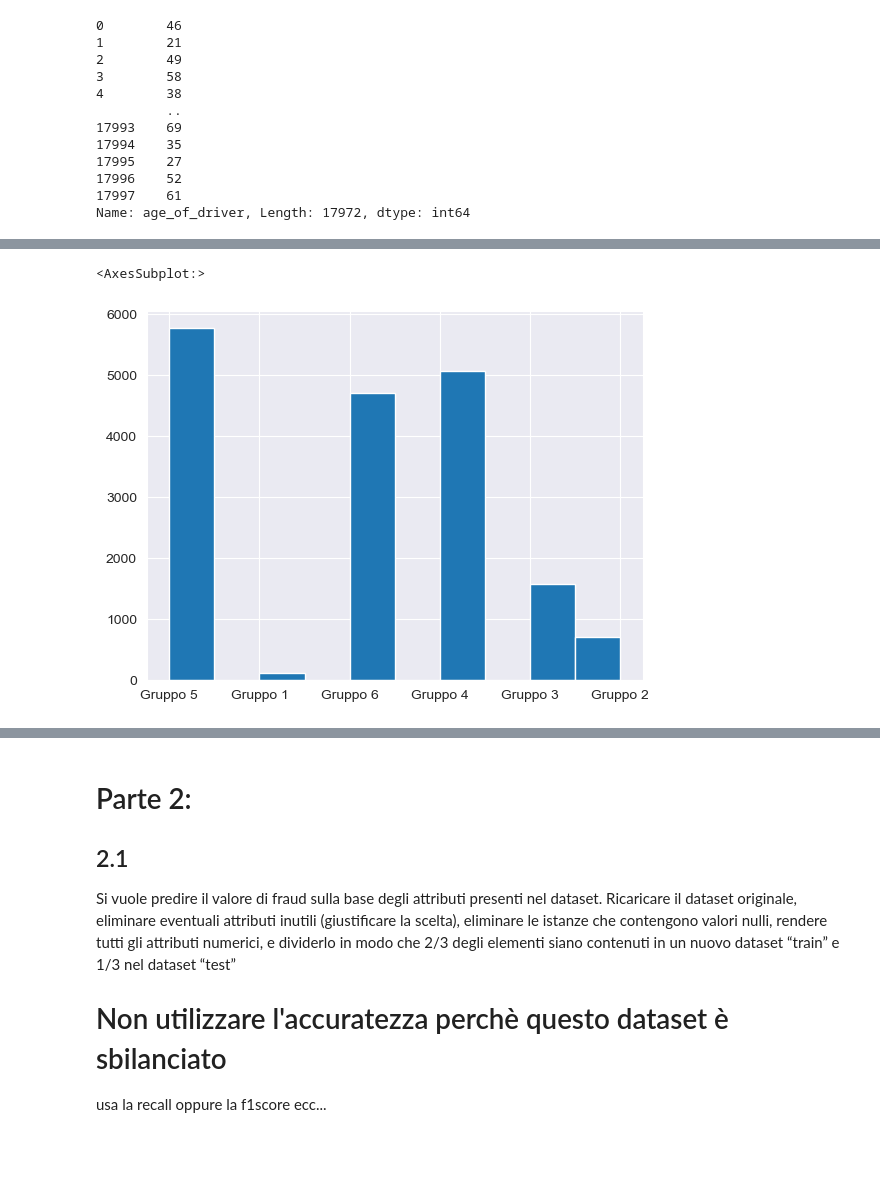
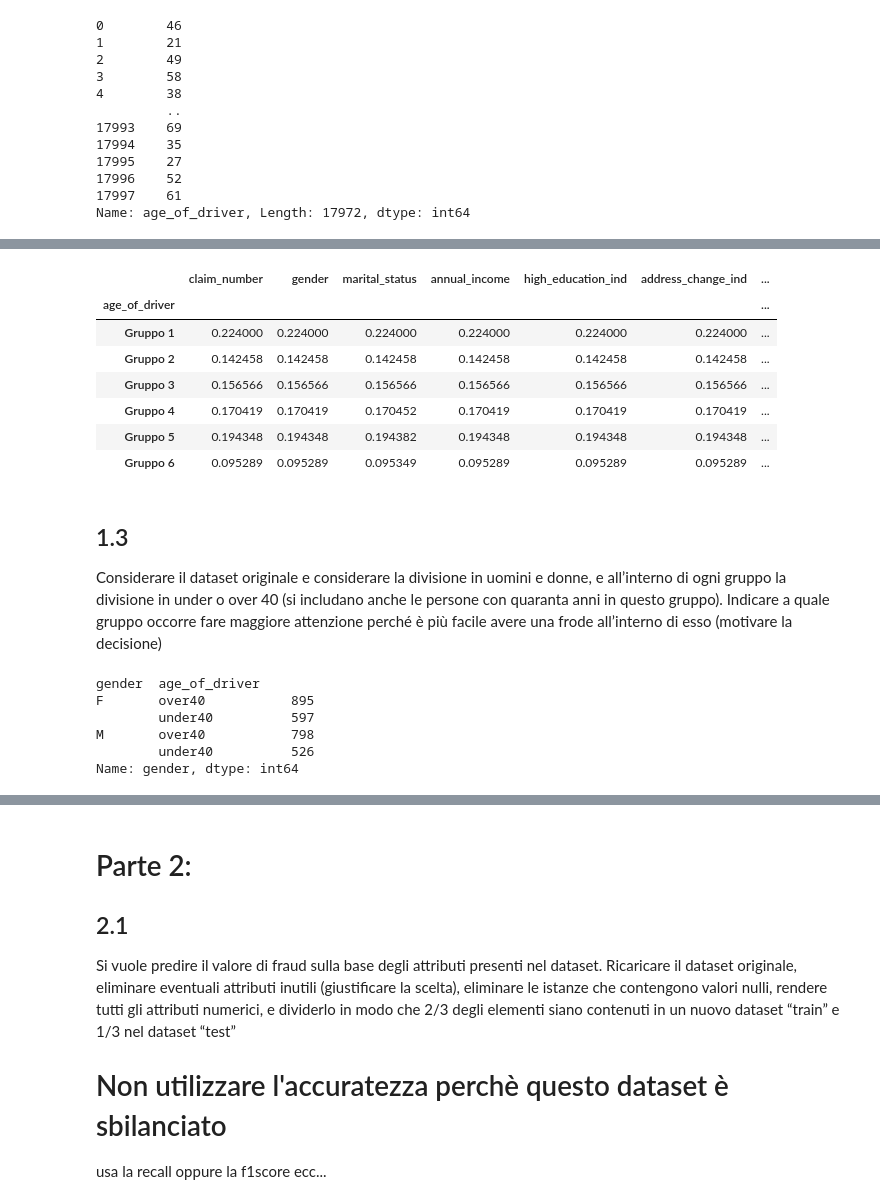
Before and after one commit to Rdm-Nico/BDTA, a Jupyter notebook: Esercitazioni/Esami/10_01_22.ipynb, the cells around one changed output, grey strips where cells are left out. Drawn from its saved outputs; the diff is of its cells as text; code cells hidden in the pictures; blank space fills up the shorter version.

```diff
--- a/Esercitazioni/Esami/10_01_22.ipynb
+++ b/Esercitazioni/Esami/10_01_22.ipynb
@@ -111,5 +111,0 @@ Name: age_of_driver, dtype: int64
-# %%
-cats.hist()
-# %% [output]
-<AxesSubplot:>
-[figure, removed]
@@ -119,0 +112,31 @@ cats.hist()
+# %%
+df_age['age_of_driver'] = cats
+age_fraud = df_age.loc[df_age.fraud == 1]
+age_fraud.groupby("age_of_driver").count()/df_age.groupby("age_of_driver").count()
+# %% [output]
+|  | claim_number | gender | marital_status | annual_income | high_education_ind | address_change_ind | ... |
+| age_of_driver |  |  |  |  |  |  | ... |
+| Gruppo 1 | 0.224000 | 0.224000 | 0.224000 | 0.224000 | 0.224000 | 0.224000 | ... |
+| Gruppo 2 | 0.142458 | 0.142458 | 0.142458 | 0.142458 | 0.142458 | 0.142458 | ... |
+| Gruppo 3 | 0.156566 | 0.156566 | 0.156566 | 0.156566 | 0.156566 | 0.156566 | ... |
+| Gruppo 4 | 0.170419 | 0.170419 | 0.170452 | 0.170419 | 0.170419 | 0.170419 | ... |
+| Gruppo 5 | 0.194348 | 0.194348 | 0.194382 | 0.194348 | 0.194348 | 0.194348 | ... |
+| Gruppo 6 | 0.095289 | 0.095289 | 0.095349 | 0.095289 | 0.095289 | 0.095289 | ... |
+# %% [markdown]
+## 1.3
+Considerare il dataset originale e considerare la divisione in uomini e donne, e all’interno di
+ogni gruppo la divisione in under o over 40 (si includano anche le persone con quaranta anni in
+questo gruppo). Indicare a quale gruppo occorre fare maggiore attenzione perché è più facile
+avere una frode all’interno di esso (motivare la decisione)
+# %%
+new_df = df.copy()
+new_df['age_of_driver'] = np.where(new_df['age_of_driver'] < 40, "under40", "over40")
+new_df = new_df.loc[new_df.fraud == 1]
+new_df.groupby(["gender","age_of_driver"])["gender"].count()
+# %% [output]
+gender  age_of_driver
+F       over40           895
+        under40          597
+M       over40           798
+        under40          526
+Name: gender, dtype: int64
```
Also changed, not shown: parts of 12 cells of this notebook, 1 other file.
